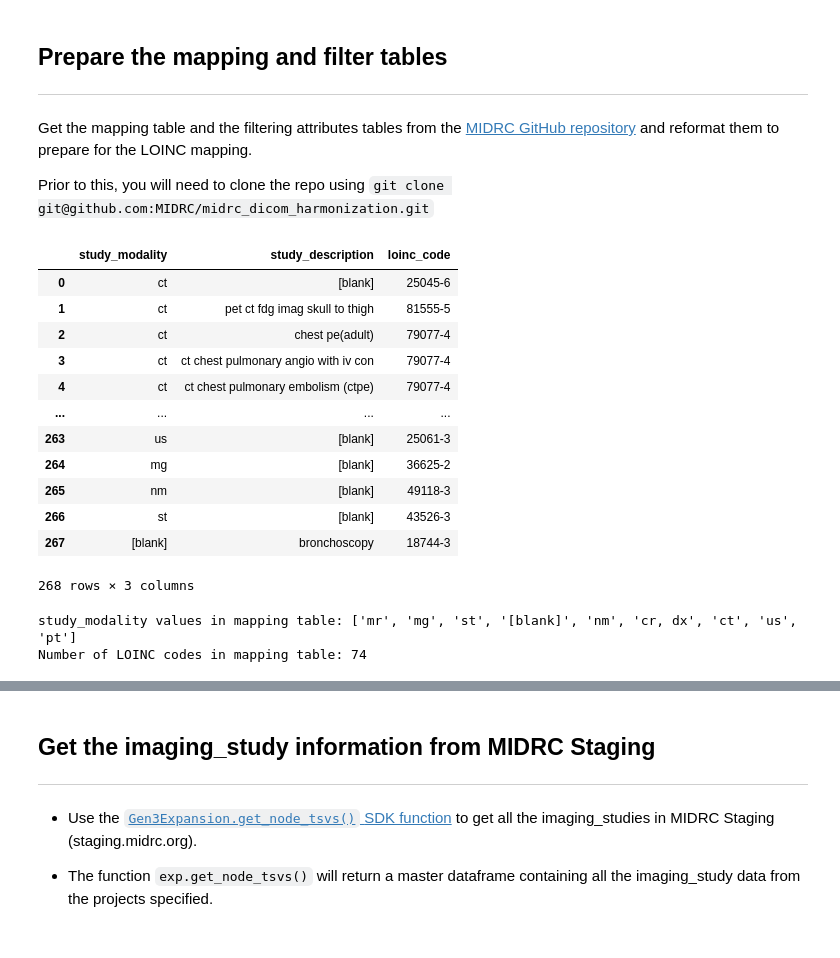
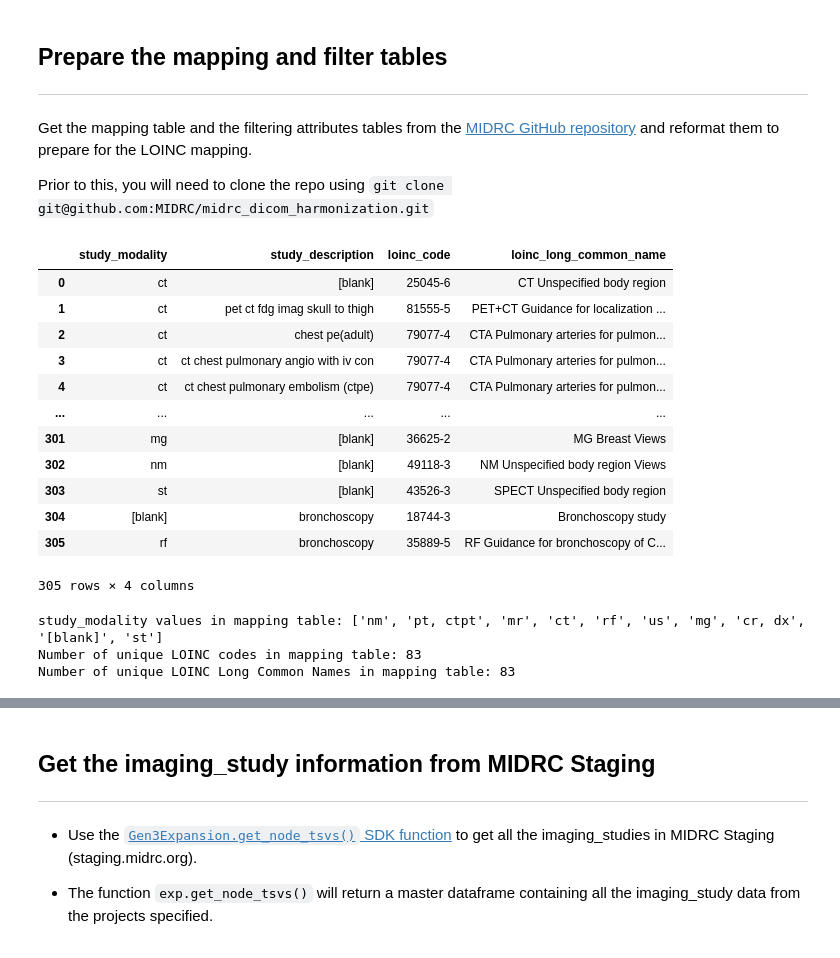
Before and after one commit to uc-cdis/midrc-etl, a Jupyter notebook: LOINC_mapping/MIDRC_LOINC_mapping_workflow_ACR_RSNA.ipynb, the cells around one changed output, grey strips where cells are left out. Cells and saved outputs as stored; diff of their text form; code cells hidden in the pictures.

Commit message:
updated LOINC mapping notebooks

```diff
--- a/LOINC_mapping/MIDRC_LOINC_mapping_workflow_ACR_RSNA.ipynb
+++ b/LOINC_mapping/MIDRC_LOINC_mapping_workflow_ACR_RSNA.ipynb
@@ -76,38 +76,52 @@ Path(results_dir).mkdir(parents=True, exist_ok=True)
 # %%
 mapping_file = "{}/out/StudyDescription_mapping_table.csv".format(git_dir)
 mapping = pd.read_csv(mapping_file,dtype=str) #['Modality', 'StudyDescription', 'LOINC code', 'L-Long Common Name']
 
 shutil.copy2(mapping_file, results_dir) # copy the mapping table version used for this mapping to the results_dir
 
-mapping.rename(columns={"StudyDescription":"study_description","Modality":"study_modality","LOINC code":"loinc_code"},inplace=True)
-mapping.drop(columns=['L-Long Common Name'], inplace=True, errors='ignore')
+mapping.rename(columns={"StudyDescription":"study_description","Modality":"study_modality","LOINC code":"loinc_code","L-Long Common Name":"loinc_long_common_name"},inplace=True)
 mapping.drop_duplicates(inplace=True)
 mapping['study_description'] = mapping.apply(lambda row: row['study_description'].casefold(),axis=1)
 mapping['study_modality'] = mapping.apply(lambda row: row['study_modality'].casefold(),axis=1)
 
+## Change any "(blank)" values for study_description to "[blank]" to match the mapping table
+mapping.replace({"study_description":{
+    '(blank)':'[blank]'}},
+    inplace=True)
+
+## remove any leading/trailing whitespaces in the codes/descriptions
+mapping['loinc_code'] = mapping['loinc_code'].str.strip()
+mapping['loinc_long_common_name'] = mapping['loinc_long_common_name'].str.strip()
+mapping['study_description'] = mapping['study_description'].str.strip()
+mapping['study_modality'] = mapping['study_modality'].str.strip()
+
+## Summarize the mapping table
 modalities = list(set(mapping['study_modality']))
 descriptions = list(set(mapping['study_description']))
-codes = list(set(mapping['loinc_code']))
+mapping_codes = list(set(mapping['loinc_code']))
+mapping_names = list(set(mapping['loinc_long_common_name']))
 
 display(mapping)
 print("study_modality values in mapping table: {}".format(modalities))
-print("Number of LOINC codes in mapping table: {}".format(len(codes)))
+print("Number of unique LOINC codes in mapping table: {}".format(len(mapping_codes)))
+print("Number of unique LOINC Long Common Names in mapping table: {}".format(len(mapping_names)))
 # %% [output]
-|  | study_modality | study_description | loinc_code |
-| 0 | ct | [blank] | 25045-6 |
-| 1 | ct | pet ct fdg imag skull to thigh | 81555-5 |
-| 2 | ct | chest pe(adult) | 79077-4 |
-| 3 | ct | ct chest pulmonary angio with iv con | 79077-4 |
-| 4 | ct | ct chest pulmonary embolism (ctpe) | 79077-4 |
-| ... | ... | ... | ... |
-| 263 | us | [blank] | 25061-3 |
-| 264 | mg | [blank] | 36625-2 |
-| 265 | nm | [blank] | 49118-3 |
-| 266 | st | [blank] | 43526-3 |
-| 267 | [blank] | bronchoscopy | 18744-3 |
+|  | study_modality | study_description | loinc_code | loinc_long_common_name |
+| 0 | ct | [blank] | 25045-6 | CT Unspecified body region |
+| 1 | ct | pet ct fdg imag skull to thigh | 81555-5 | PET+CT Guidance for localization ... |
+| 2 | ct | chest pe(adult) | 79077-4 | CTA Pulmonary arteries for pulmon... |
+| 3 | ct | ct chest pulmonary angio with iv con | 79077-4 | CTA Pulmonary arteries for pulmon... |
+| 4 | ct | ct chest pulmonary embolism (ctpe) | 79077-4 | CTA Pulmonary arteries for pulmon... |
+| ... | ... | ... | ... | ... |
+| 301 | mg | [blank] | 36625-2 | MG Breast Views |
+| 302 | nm | [blank] | 49118-3 | NM Unspecified body region Views |
+| 303 | st | [blank] | 43526-3 | SPECT Unspecified body region |
+| 304 | [blank] | bronchoscopy | 18744-3 | Bronchoscopy study |
+| 305 | rf | bronchoscopy | 35889-5 | RF Guidance for bronchoscopy of C... |
-268 rows × 3 columns
+305 rows × 4 columns
-study_modality values in mapping table: ['mr', 'mg', 'st', '[blank]', 'nm', 'cr, dx', 'ct', 'us', 'pt']
-Number of LOINC codes in mapping table: 74
+study_modality values in mapping table: ['nm', 'pt, ctpt', 'mr', 'ct', 'rf', 'us', 'mg', 'cr, dx', '[blank]', 'st']
+Number of unique LOINC codes in mapping table: 83
+Number of unique LOINC Long Common Names in mapping table: 83
 # %%
 filters_file = "{}/out/StudyDescription_filtering_attributes.csv".format(git_dir)
 filters = pd.read_csv(filters_file,dtype=str) #['LOINC code', 'L-Long Common Name', 'L-Method', 'L-System', 'Rad.Timing']
```
Also changed, not shown: parts of 10 cells of this notebook, 1 other file.
